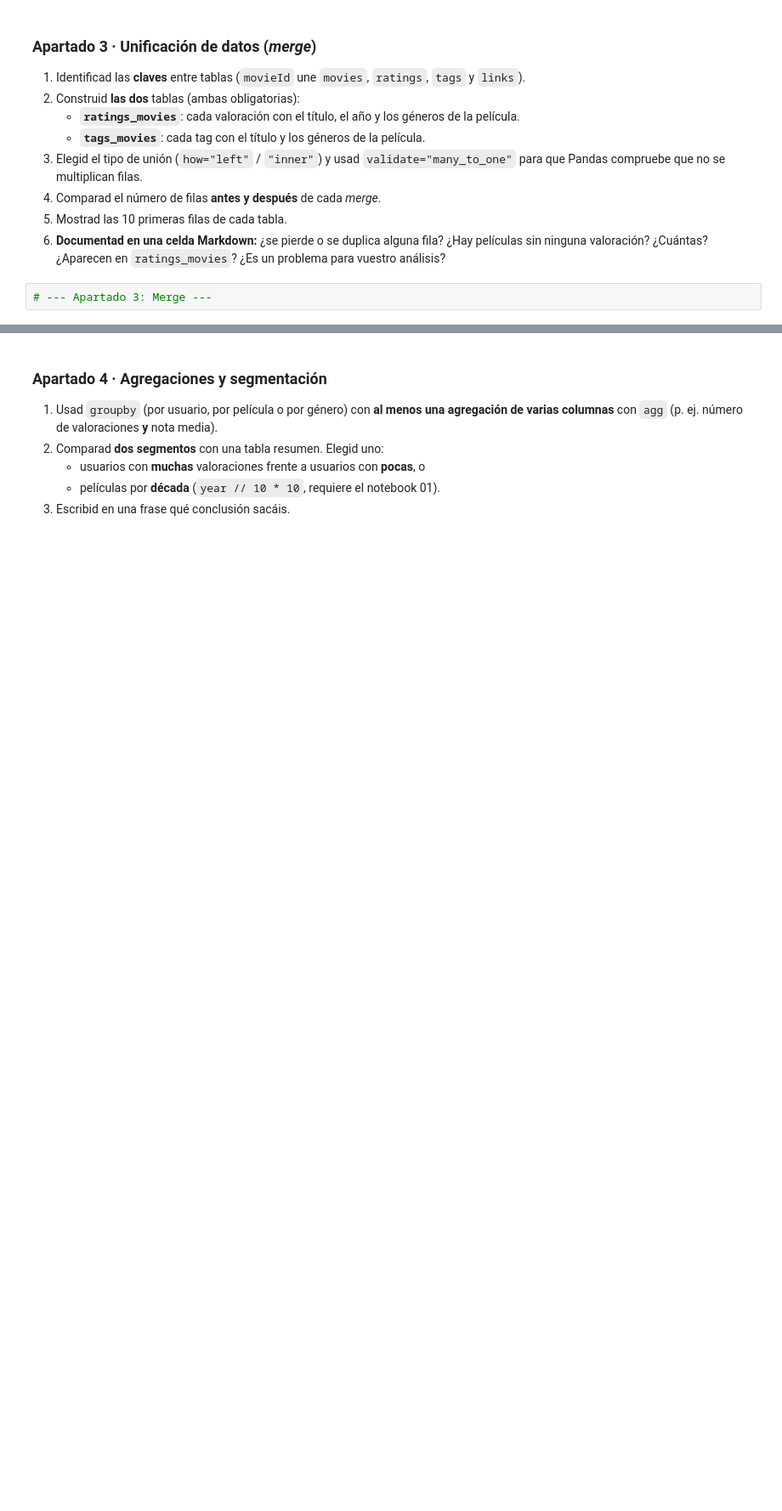
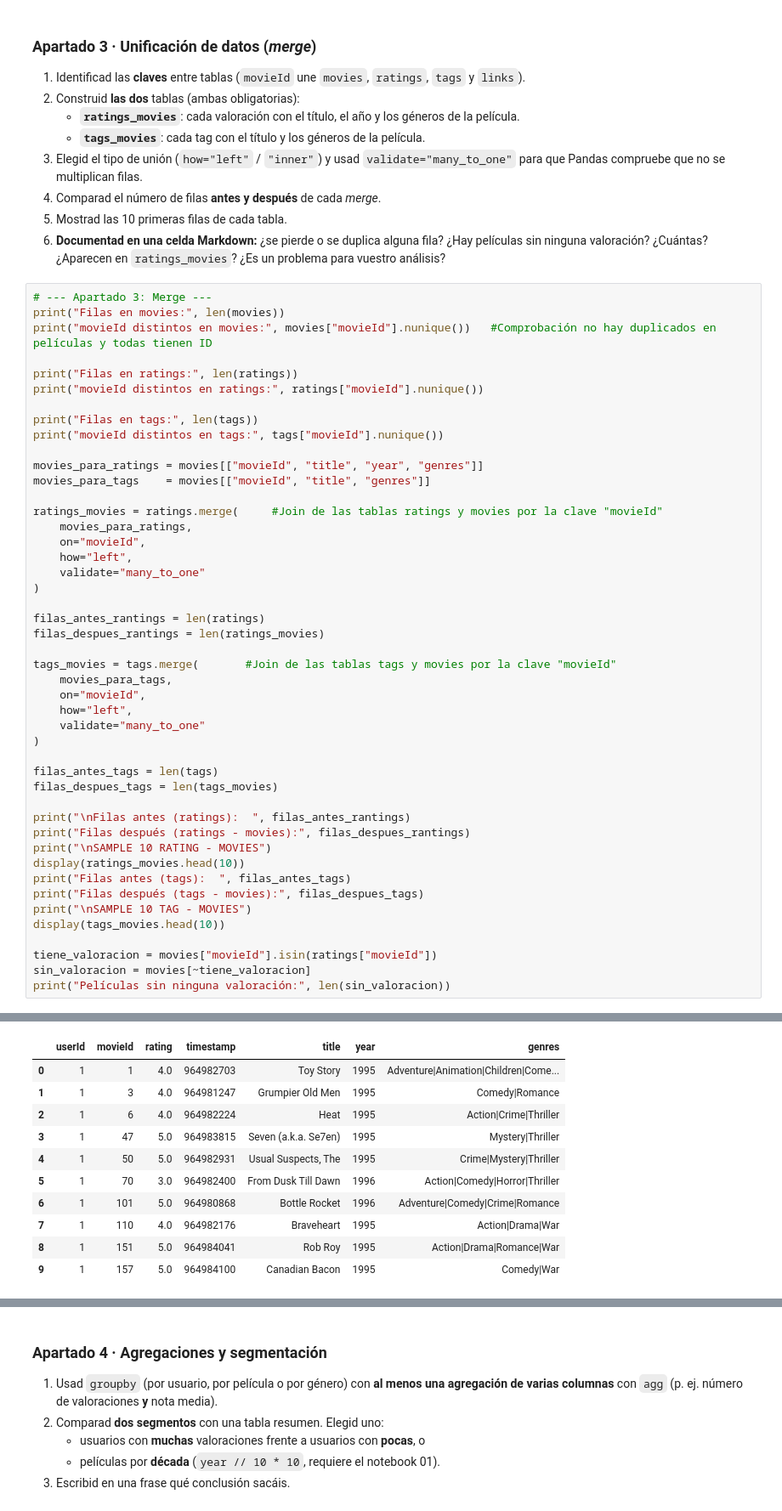
Before and after one commit to JaviRoma1984/tc-catalogo-peliculas, a Jupyter notebook: 02_analisis.ipynb, the cells around one changed output, grey strips where cells are left out. Shown at 85% size. Cells and saved outputs as stored; diff of their text form; blank space fills up the shorter version.

Commit message:
feat: añade merge entre movies, tags y ratings. conclusiones

```diff
--- a/02_analisis.ipynb
+++ b/02_analisis.ipynb
@@ -45,3 +47,48 @@ print(movies.shape, ratings.shape, tags.shape)
 6. **Documentad en una celda Markdown:** ¿se pierde o se duplica alguna fila? ¿Hay películas sin ninguna valoración? ¿Cuántas? ¿Aparecen en `ratings_movies`? ¿Es un problema para vuestro análisis?
 # %%
 # --- Apartado 3: Merge ---
+print("Filas en movies:", len(movies))
+print("movieId distintos en movies:", movies["movieId"].nunique())   #Comprobación no hay duplicados en películas y todas tienen ID
+
+print("Filas en ratings:", len(ratings))
+print("movieId distintos en ratings:", ratings["movieId"].nunique())
+
+print("Filas en tags:", len(tags))
+print("movieId distintos en tags:", tags["movieId"].nunique())
+
+movies_para_ratings = movies[["movieId", "title", "year", "genres"]]
+movies_para_tags    = movies[["movieId", "title", "genres"]]
+
+ratings_movies = ratings.merge(     #Join de las tablas ratings y movies por la clave "movieId"
+    movies_para_ratings,
+    on="movieId",
+    how="left",
+    validate="many_to_one"
+)
+
+filas_antes_rantings = len(ratings)
+filas_despues_rantings = len(ratings_movies)
+
+tags_movies = tags.merge(       #Join de las tablas tags y movies por la clave "movieId"
+    movies_para_tags,
+    on="movieId",
+    how="left",
+    validate="many_to_one"
+)
+
+filas_antes_tags = len(tags)
+filas_despues_tags = len(tags_movies)
+
+print("\nFilas antes (ratings):  ", filas_antes_rantings)
+print("Filas después (ratings - movies):", filas_despues_rantings)
+print("\nSAMPLE 10 RATING - MOVIES")
+display(ratings_movies.head(10))
+print("Filas antes (tags):  ", filas_antes_tags)
+print("Filas después (tags - movies):", filas_despues_tags)
+print("\nSAMPLE 10 TAG - MOVIES")
+display(tags_movies.head(10))
+
+tiene_valoracion = movies["movieId"].isin(ratings["movieId"])
+sin_valoracion = movies[~tiene_valoracion]
+print("Películas sin ninguna valoración:", len(sin_valoracion))
+# %% [output]
@@ -47,0 +106,11 @@ print(movies.shape, ratings.shape, tags.shape)
+|  | userId | movieId | rating | timestamp | title | year | genres |
+| 0 | 1 | 1 | 4.0 | 964982703 | Toy Story | 1995 | Adventure|Animation|Children|Come... |
+| 1 | 1 | 3 | 4.0 | 964981247 | Grumpier Old Men | 1995 | Comedy|Romance |
+| 2 | 1 | 6 | 4.0 | 964982224 | Heat | 1995 | Action|Crime|Thriller |
+| 3 | 1 | 47 | 5.0 | 964983815 | Seven (a.k.a. Se7en) | 1995 | Mystery|Thriller |
+| 4 | 1 | 50 | 5.0 | 964982931 | Usual Suspects, The | 1995 | Crime|Mystery|Thriller |
+| 5 | 1 | 70 | 3.0 | 964982400 | From Dusk Till Dawn | 1996 | Action|Comedy|Horror|Thriller |
+| 6 | 1 | 101 | 5.0 | 964980868 | Bottle Rocket | 1996 | Adventure|Comedy|Crime|Romance |
+| 7 | 1 | 110 | 4.0 | 964982176 | Braveheart | 1995 | Action|Drama|War |
+| 8 | 1 | 151 | 5.0 | 964984041 | Rob Roy | 1995 | Action|Drama|Romance|War |
+| 9 | 1 | 157 | 5.0 | 964984100 | Canadian Bacon | 1995 | Comedy|War |
```
Also changed, not shown: parts of 3 cells of this notebook.
